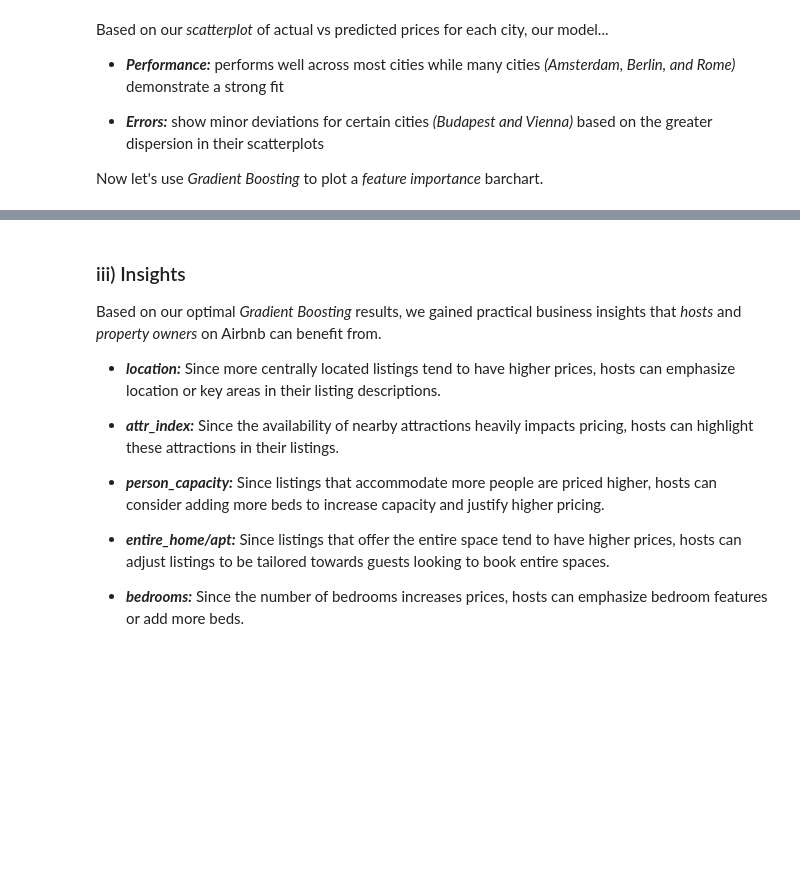
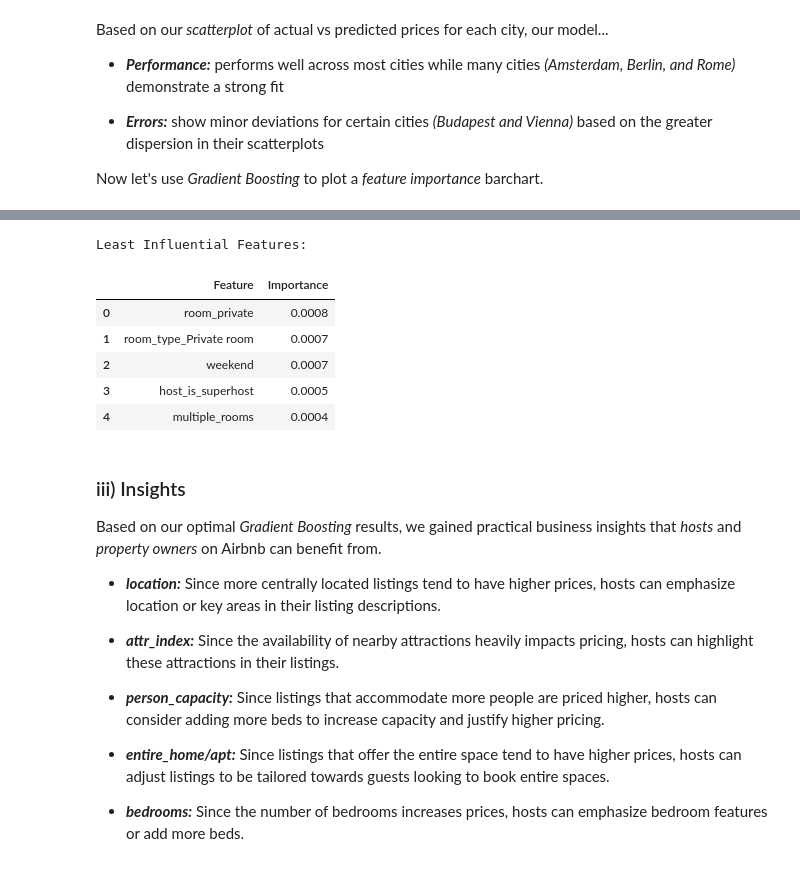
Before and after one commit to reeseburns/Predicting-Airbnb-Prices, a Jupyter notebook: Group1_Analysis.ipynb, the cells around one changed output, grey strips where cells are left out. Saved outputs shown, nothing was run; the diff lists cells and outputs as text; code cells hidden in the pictures; blank space fills up the shorter version.

```diff
--- a/Group1_Analysis.ipynb
+++ b/Group1_Analysis.ipynb
@@ -1129,3 +1205,20 @@ Error:
+# %%
+# Least Influential Features
+last_5 = [features[i] for i in indices[-5:]]
+last_5_importance = [round(importance_vals[i],4) for i in indices[-5:]]
+last_features = {"Feature": last_5, "Importance": last_5_importance}
+last_features_df = pd.DataFrame(last_features)
+
+print("Least Influential Features:\n")
+last_features_df
+# %% [output]
+Least Influential Features:
+|  | Feature | Importance |
+| 0 | room_private | 0.0008 |
+| 1 | room_type_Private room | 0.0007 |
+| 2 | weekend | 0.0007 |
+| 3 | host_is_superhost | 0.0005 |
+| 4 | multiple_rooms | 0.0004 |
 # %% [markdown]
 ### iii) Insights
 
```
Also changed, not shown: parts of 68 cells of this notebook.
